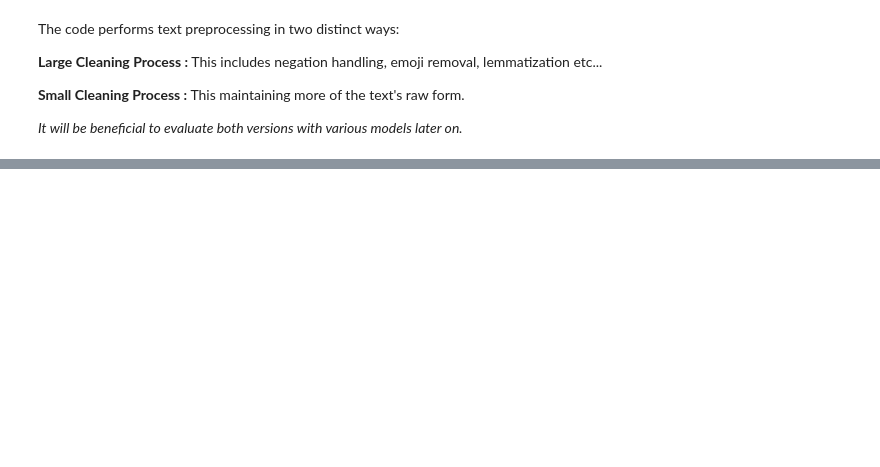
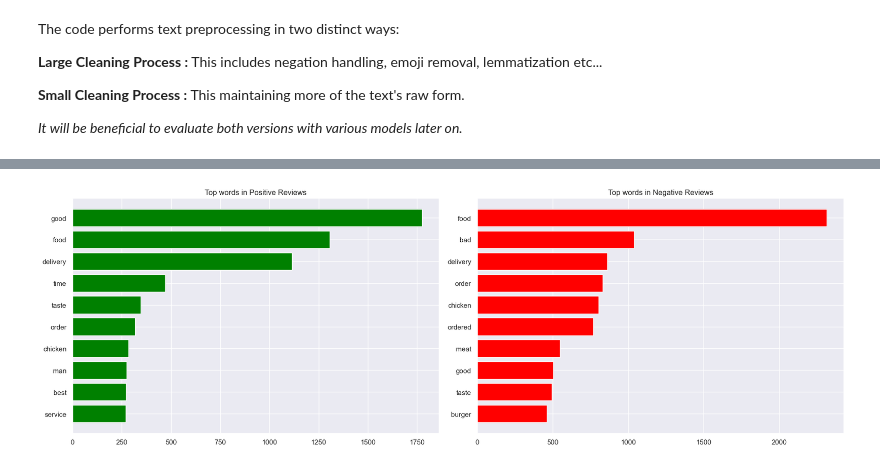
Before and after one commit to AntoineMagninn/ReviewRankML, a Jupyter notebook: EDA.ipynb, the cells around one changed output, grey strips where cells are left out. Cells and saved outputs as stored; diff of their text form; code cells hidden in the pictures; blank space fills up the shorter version.

```diff
--- a/EDA.ipynb
+++ b/EDA.ipynb
@@ -141,0 +146,18 @@ plt.show()
+# %%
+# Define a function that categorizes the rating
+def categorize_rating(rating):
+    if rating > 3:
+        return 1
+    elif rating < 3:
+        return 0
+    else:
+        return 'Neutral'  # This handles ratings exactly equal to 3, if any
+
+# Apply the function to the 'rating' column
+rws['rating'] = rws['rating'].apply(categorize_rating)
+
+# Remove rows where the review_category is 'Neutral'
+rws = rws[rws['rating'] != 'Neutral']
+
+# Display the DataFrame to verify that 'Neutral' reviews have been removed
+print(rws.head())
@@ -232,0 +234,60 @@ print(comparison_df.head())
+# %%
+import pandas as pd
+import matplotlib.pyplot as plt
+from nltk.tokenize import word_tokenize
+from nltk.corpus import stopwords
+from collections import Counter
+import re
+
+# Ensure that NLTK's resources are downloaded
+import nltk
+nltk.download('punkt')
+nltk.download('stopwords')
+
+# We'll tokenize the reviews, remove stopwords, and count the word frequencies for positive and negative reviews separately.
+
+# Function to clean and tokenize text
+def clean_tokenize(text):
+    text = text.lower()  # Convert to lowercase
+    text = re.sub(r'[^\w\s]', '', text)  # Remove punctuation
+    tokens = word_tokenize(text)  # Tokenize
+    tokens = [word for word in tokens if word not in stopwords.words('english')]  # Remove stopwords
+    return tokens
+
+# Separate positive and negative reviews
+positive_reviews = rws[rws['rating'] == 1]['review']
+negative_reviews = rws[rws['rating'] == 0]['review']
+
+# Apply the cleaning and tokenization function
+positive_tokens = positive_reviews.apply(clean_tokenize).sum()
+negative_tokens = negative_reviews.apply(clean_tokenize).sum()
+
+# Count the frequencies of words
+positive_freq = Counter(positive_tokens)
+negative_freq = Counter(negative_tokens)
+
+# Get the 10 most common words in positive and negative reviews
+most_common_positive = positive_freq.most_common(10)
+most_common_negative = negative_freq.most_common(10)
+
+# Separate the words and their counts for the plot
+positive_words, positive_counts = zip(*most_common_positive)
+negative_words, negative_counts = zip(*most_common_negative)
+
+# Create subplots
+fig, ax = plt.subplots(1, 2, figsize=(18, 6))
+
+# Plot for positive reviews
+ax[0].barh(positive_words, positive_counts, color='green')
+ax[0].set_title('Top words in Positive Reviews')
+ax[0].invert_yaxis()  # Labels read top-to-bottom
+
+# Plot for negative reviews
+ax[1].barh(negative_words, negative_counts, color='red')
+ax[1].set_title('Top words in Negative Reviews')
+ax[1].invert_yaxis()  # Labels read top-to-bottom
+
+# Display the plot
+plt.tight_layout()
+plt.show()
+# %% [output]
@@ -232,0 +299 @@ print(comparison_df.head())
+[figure, added]
```
Also changed, not shown: parts of 12 cells of this notebook.
